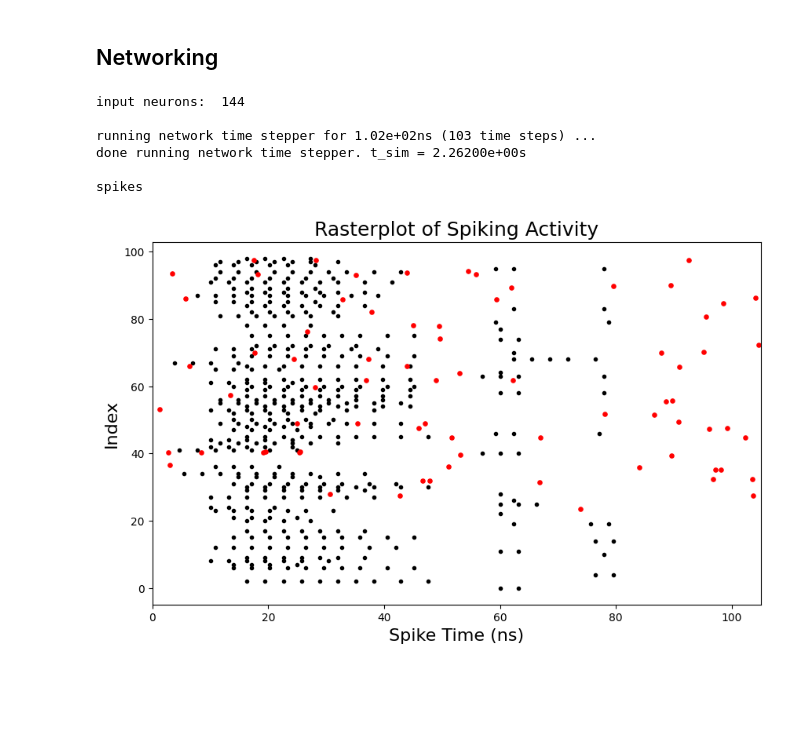
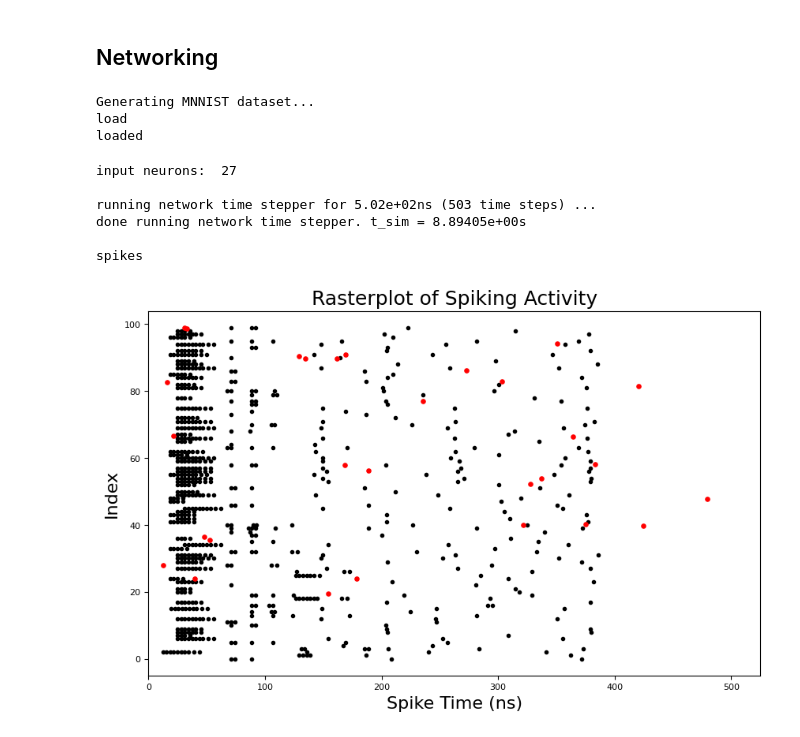
Before and after one commit to ryangitsit/sim_soens, a Jupyter notebook: soen_tutorial.ipynb, the cells around one changed output. Drawn from its saved outputs; the diff is of its cells as text; code cells hidden in the pictures; blank space fills up the shorter version.

Commit message:
test for single neuron

```diff
--- a/soen_tutorial.ipynb
+++ b/soen_tutorial.ipynb
@@ -154,17 +165,24 @@ done running network time stepper. t_sim = 1.60043e-02s
 # %% [markdown]
 ## Networking
+# %%
+input_MNIST = SuperInput(type='MNIST', index=0, slow_down=100, duration=500)
+# %% [output]
+Generating MNNIST dataset...
+load
+loaded
 # %%
-single_neuron = SuperNet(N=100,duration=100) #dendrites,synapses
+
+single_neuron = SuperNet(N=100,duration=500,in_connect="ordered") #dendrites,synapses
 single_neuron.connect_input(input_MNIST)
 single_neuron.run()
 single_neuron.record(['spikes'])
 spikes = single_neuron.spikes
-raster_plot(spikes,duration=100,input=input_MNIST.spike_arrays)
+raster_plot(spikes,duration=500,input=input_MNIST.spike_arrays)
 # %% [output]
-input neurons:  144
+input neurons:  27
 
-running network time stepper for 1.02e+02ns (103 time steps) ...
-done running network time stepper. t_sim = 2.26200e+00s
+running network time stepper for 5.02e+02ns (503 time steps) ...
+done running network time stepper. t_sim = 8.89405e+00s
 
 spikes
-[figure, old version]
+[figure, new version]
```
Also changed, not shown: parts of 7 cells of this notebook, 2 other files.
